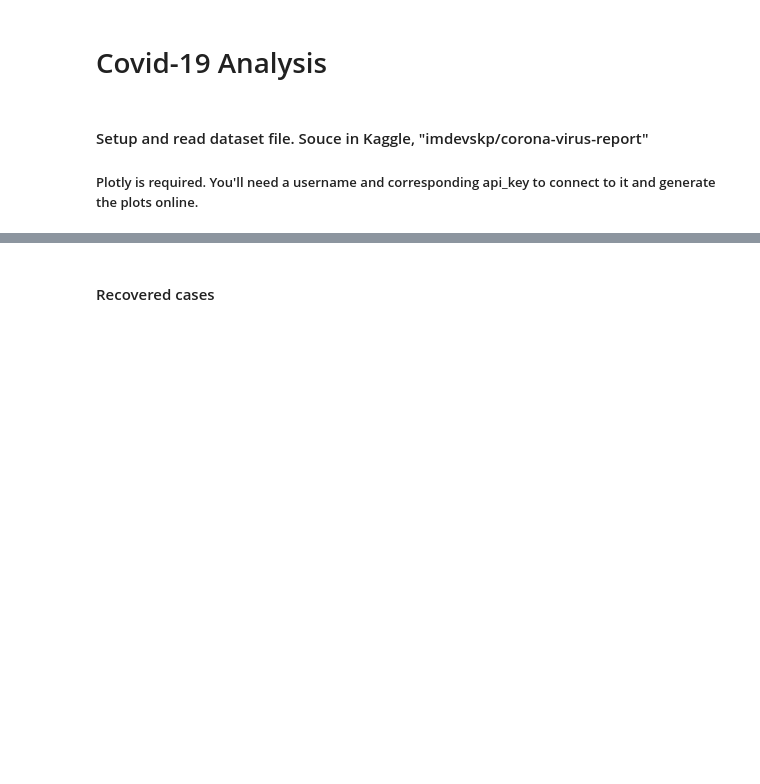
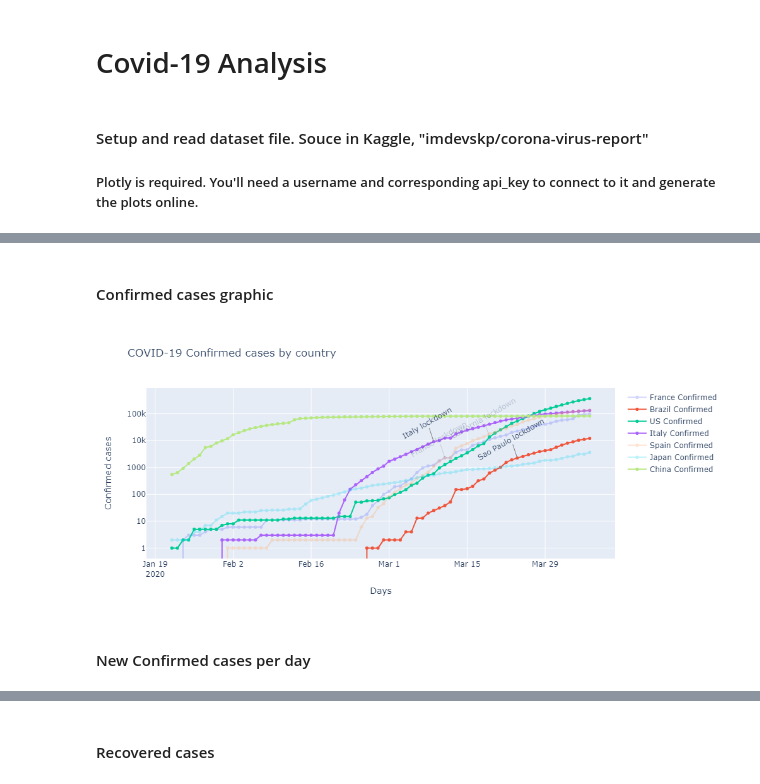
Before and after one commit to lozass/covid-19-analysis, a Jupyter notebook: Covid-19-analysis.ipynb, the cells around one changed output, grey strips where cells are left out. Cells and saved outputs as stored; diff of their text form; code cells hidden in the pictures; blank space fills up the shorter version.

```diff
--- a/Covid-19-analysis.ipynb
+++ b/Covid-19-analysis.ipynb
@@ -154,0 +26,3 @@ py.iplot(fig, file='covid-19.html', auto_open=False)
+# %%
+interestingCountries=["France","Brazil", "US", "Italy", "Spain", "Japan", "Korea", "China"]
+highlightedCountries=['Brazil','US', 'Italy', "China"]
@@ -154,0 +122,45 @@ py.iplot(fig, file='covid-19.html', auto_open=False)
+# %% [markdown]
+<h4>Confirmed cases graphic
+# %%
+series = []
+for country in interestingCountries:
+    if country in highlightedCountries:
+        focus = 1
+    else:
+        focus = 0.3
+    series.append(
+        go.Scatter(
+            x=confirmedresultset[confirmedresultset.index == country].Date,
+            y=confirmedresultset[confirmedresultset.index == country].Confirmed,
+            name=country+" Confirmed",
+            mode="markers+lines", opacity=focus,
+            marker={"symbol":"circle", "size": 5},
+            )
+        )
+# %%
+figcc = go.Figure(series)
+figcc.update_layout(title_text='COVID-19 Confirmed cases by country')
+figcc.update_xaxes(title_text='Days')
+figcc.update_yaxes(title_text='Confirmed cases', type='log')
+figcc.add_annotation(
+        x='2020-03-24',
+        y=math.log(2247,10), xref="x", yref="y",
+        text="Sao Paulo lockdown", textangle = 330, showarrow=True, arrowcolor='grey')
+figcc.add_annotation(
+        x='2020-03-09',
+        y=math.log(9172,10), xref="x", yref="y",
+        text="Italy lockdown", textangle = 330, showarrow=True, arrowcolor='grey')
+figcc.add_annotation(
+        x='2020-03-11',
+        y=math.log(2293,10), xref="x", yref="y",
+        text="France lockdown", textangle = 330, showarrow=True, arrowcolor='grey', opacity=0.3)
+figcc.add_annotation(
+        x='2020-03-19',
+        y=math.log(13677,10), xref="x", yref="y",
+        text="California lockdown", textangle = 330, showarrow=True, arrowcolor='grey', opacity=0.3)
+#py.iplot(figcc, file='covid-19.html', auto_open=False)
+figcc.show()
+# %% [output]
+[figure, added]
+# %% [markdown]
+<h4>New Confirmed cases per day
```
Also changed, not shown: parts of 38 cells of this notebook.
